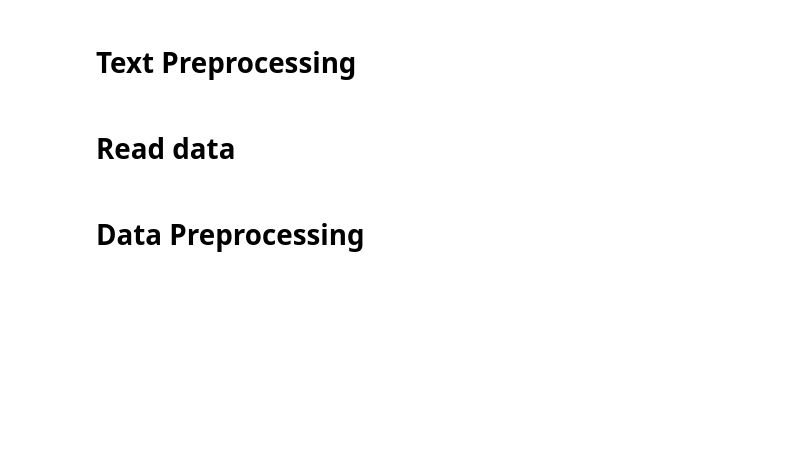
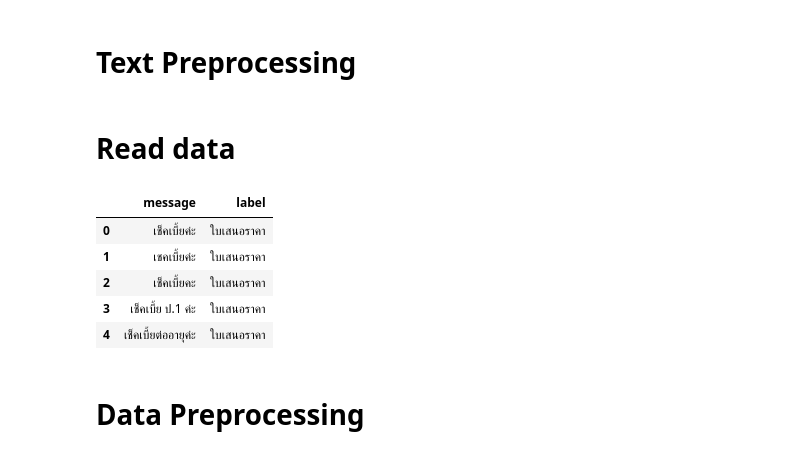
Before and after one commit to tonjk/pretrained-text-clf, a Jupyter notebook: training_wangchanberta.ipynb, the cells around one changed output. Cells and saved outputs as stored; diff of their text form; code cells hidden in the pictures; blank space fills up the shorter version.

```diff
--- a/training_wangchanberta.ipynb
+++ b/training_wangchanberta.ipynb
@@ -90,7 +101,14 @@ def data_preprocessing(df, text_col, label_col):
 # %%
 df = pd.read_excel('data/Re_label_row_data_5182.xlsx')
 df = df[['message','label']]
-df.head(2)
+df.head()
+# %% [output]
+|  | message | label |
+| 0 | เช็คเบี้ยค่ะ | ใบเสนอราคา |
+| 1 | เชคเบี้ยค่ะ | ใบเสนอราคา |
+| 2 | เช็คเบี้ยคะ | ใบเสนอราคา |
+| 3 | เช็คเบี้ย ป.1 ค่ะ | ใบเสนอราคา |
+| 4 | เช็คเบี้ยต่ออายุค่ะ | ใบเสนอราคา |
 # %% [markdown]
 # Data Preprocessing
 # %%
```
Also changed, not shown: parts of 23 cells of this notebook.
